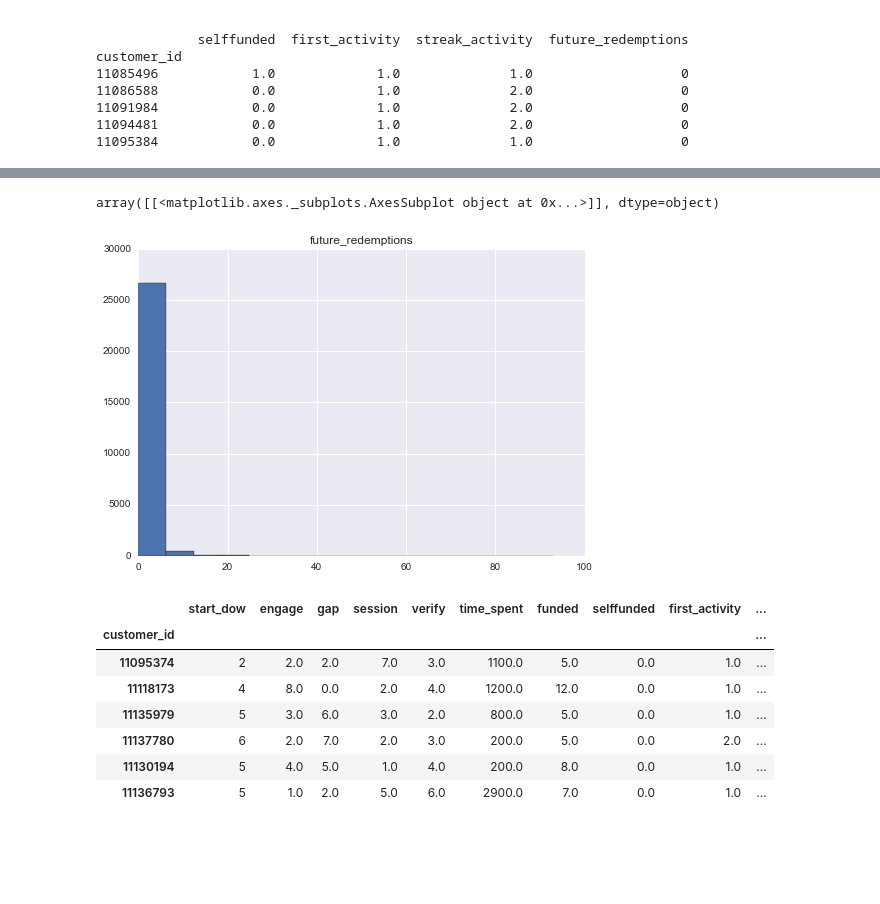
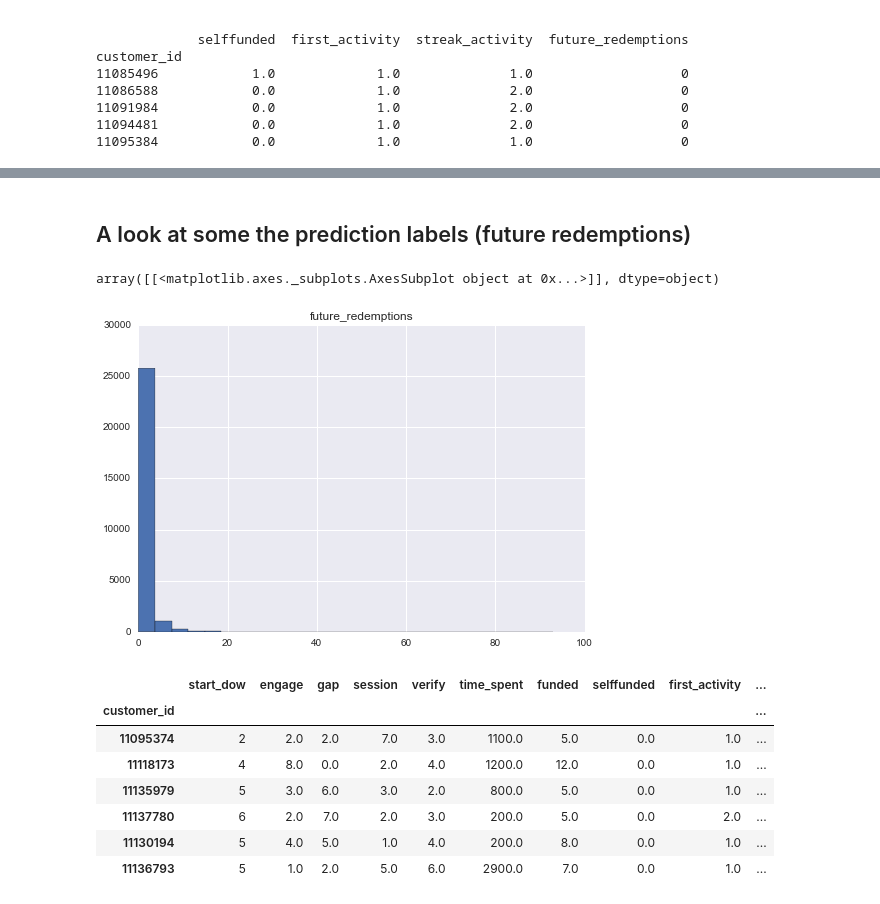
Before and after one commit to kaylaandersen/marketing-ith, a Jupyter notebook: code/initial_eda.ipynb, the cells around one changed output, grey strips where cells are left out. Cells and saved outputs as stored; diff of their text form; code cells hidden in the pictures; blank space fills up the shorter version.

```diff
--- a/code/initial_eda.ipynb
+++ b/code/initial_eda.ipynb
@@ -33,8 +48,10 @@ customer_id
+# %% [markdown]
+## A look at some the prediction labels (future redemptions)
 # %%
-model_df.hist(column='future_redemptions', bins=15)
+model_df.hist(column='future_redemptions', bins=25)
 # %% [output]
 array([[<matplotlib.axes._subplots.AxesSubplot object at 0x...>]], dtype=object)
-[figure, old version]
+[figure, new version]
 # %%
 model_df[model_df['future_redemptions'] > 50]
 # %% [output]
```
Also changed, not shown: parts of 6 cells of this notebook, 1 other file.
